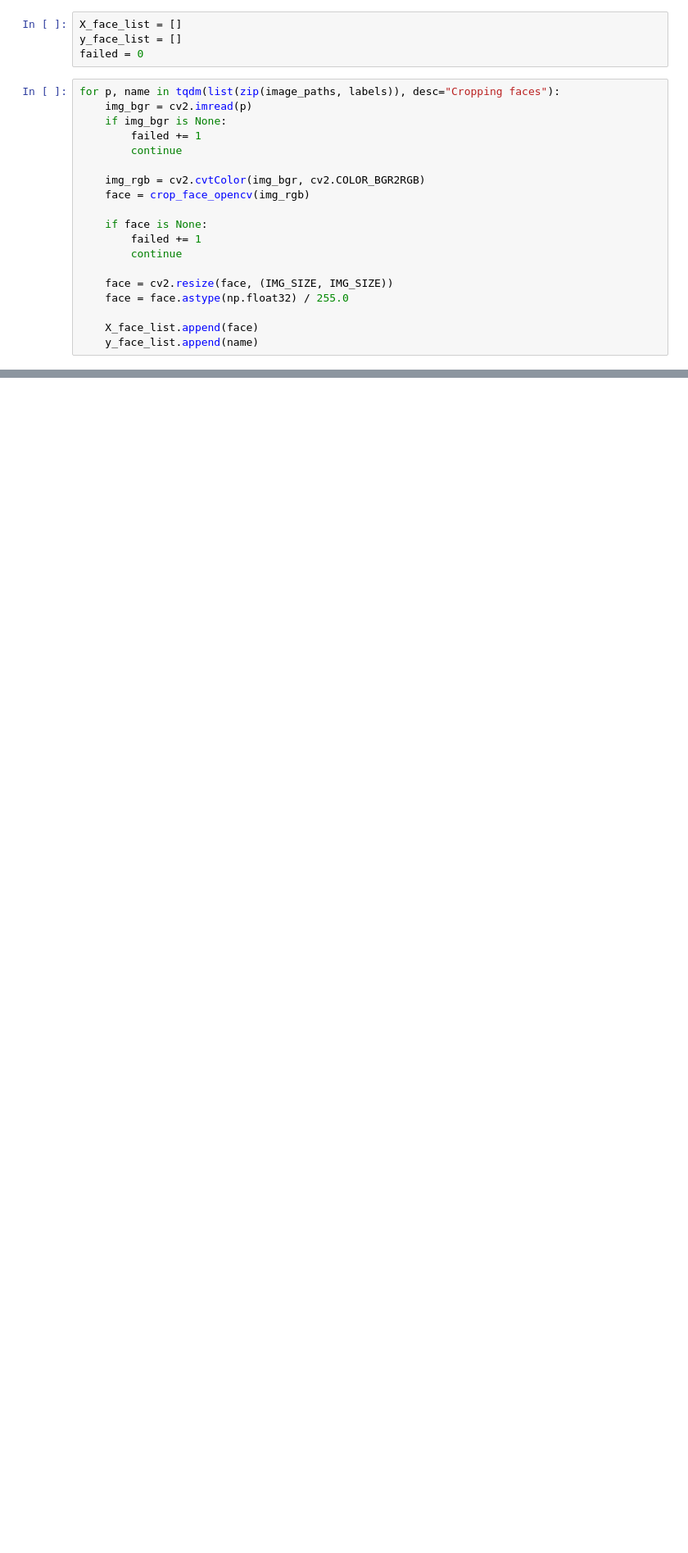
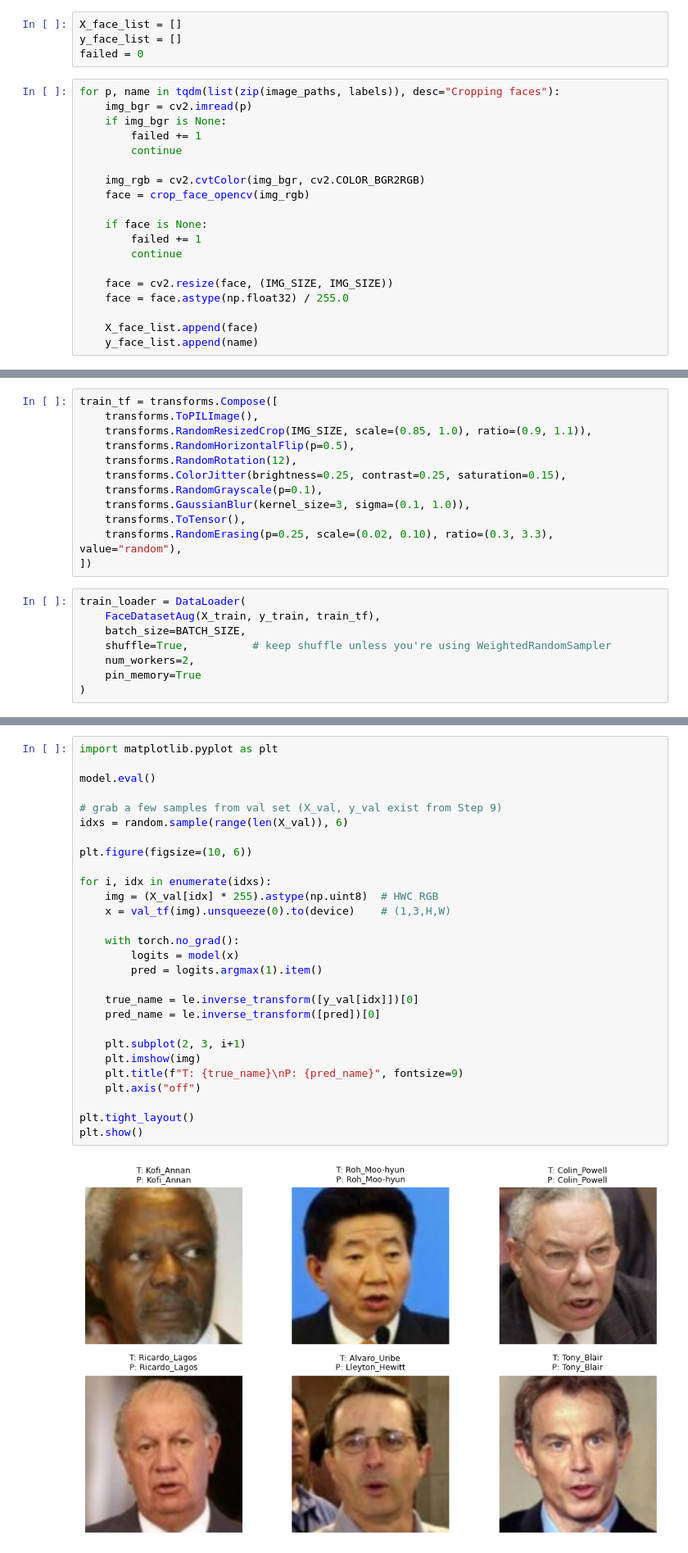
Before and after one commit to Eldamarany1/Computer-vision-Deep-learning-project-Face-Recognition-System-FRS-, a Jupyter notebook: FRS.ipynb, the cells around one changed output, grey strips where cells are left out. Shown at 82% size. Saved outputs shown, nothing was run; the diff lists cells and outputs as text; blank space fills up the shorter version.

```diff
--- a/FRS.ipynb
+++ b/FRS.ipynb
@@ -505,0 +901,20 @@ X_face shape: (1, 128, 128, 3)
+# %%
+train_tf = transforms.Compose([
+    transforms.ToPILImage(),
+    transforms.RandomResizedCrop(IMG_SIZE, scale=(0.85, 1.0), ratio=(0.9, 1.1)),
+    transforms.RandomHorizontalFlip(p=0.5),
+    transforms.RandomRotation(12),
+    transforms.ColorJitter(brightness=0.25, contrast=0.25, saturation=0.15),
+    transforms.RandomGrayscale(p=0.1),
+    transforms.GaussianBlur(kernel_size=3, sigma=(0.1, 1.0)),
+    transforms.ToTensor(),
+    transforms.RandomErasing(p=0.25, scale=(0.02, 0.10), ratio=(0.3, 3.3), value="random"),
+])
+# %%
+train_loader = DataLoader(
+    FaceDatasetAug(X_train, y_train, train_tf),
+    batch_size=BATCH_SIZE,
+    shuffle=True,          # keep shuffle unless you're using WeightedRandomSampler
+    num_workers=2,
+    pin_memory=True
+)
@@ -505,0 +1100,30 @@ X_face shape: (1, 128, 128, 3)
+# %%
+import matplotlib.pyplot as plt
+
+model.eval()
+
+# grab a few samples from val set (X_val, y_val exist from Step 9)
+idxs = random.sample(range(len(X_val)), 6)
+
+plt.figure(figsize=(10, 6))
+
+for i, idx in enumerate(idxs):
+    img = (X_val[idx] * 255).astype(np.uint8)  # HWC RGB
+    x = val_tf(img).unsqueeze(0).to(device)    # (1,3,H,W)
+
+    with torch.no_grad():
+        logits = model(x)
+        pred = logits.argmax(1).item()
+
+    true_name = le.inverse_transform([y_val[idx]])[0]
+    pred_name = le.inverse_transform([pred])[0]
+
+    plt.subplot(2, 3, i+1)
+    plt.imshow(img)
+    plt.title(f"T: {true_name}\nP: {pred_name}", fontsize=9)
+    plt.axis("off")
+
+plt.tight_layout()
+plt.show()
+# %% [output]
+[figure, added]
```
Also changed, not shown: parts of 44 cells of this notebook.
